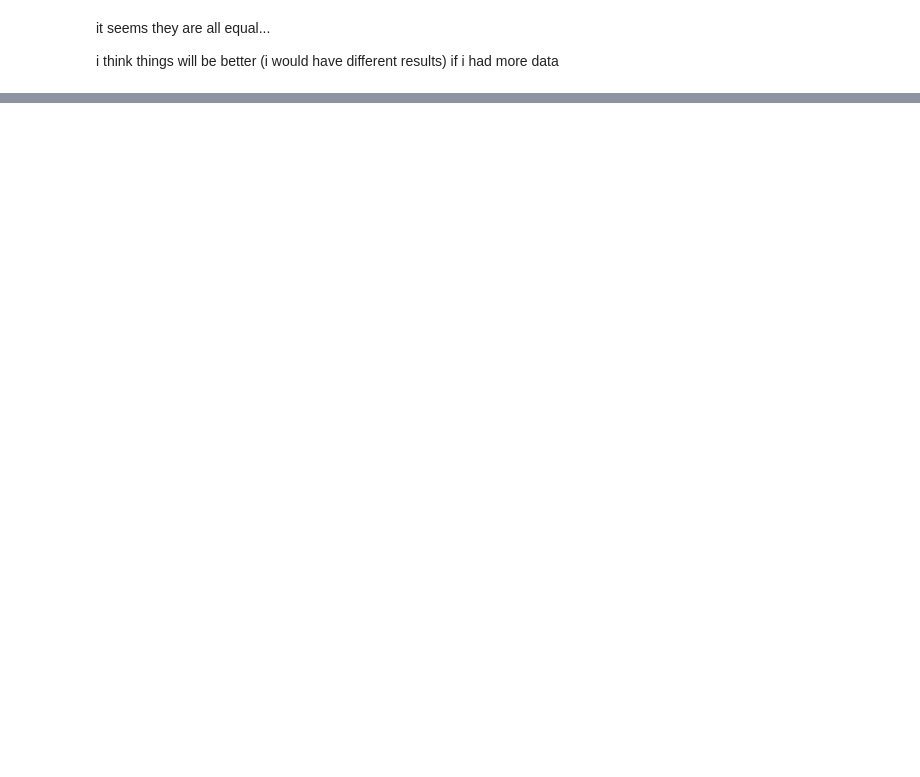
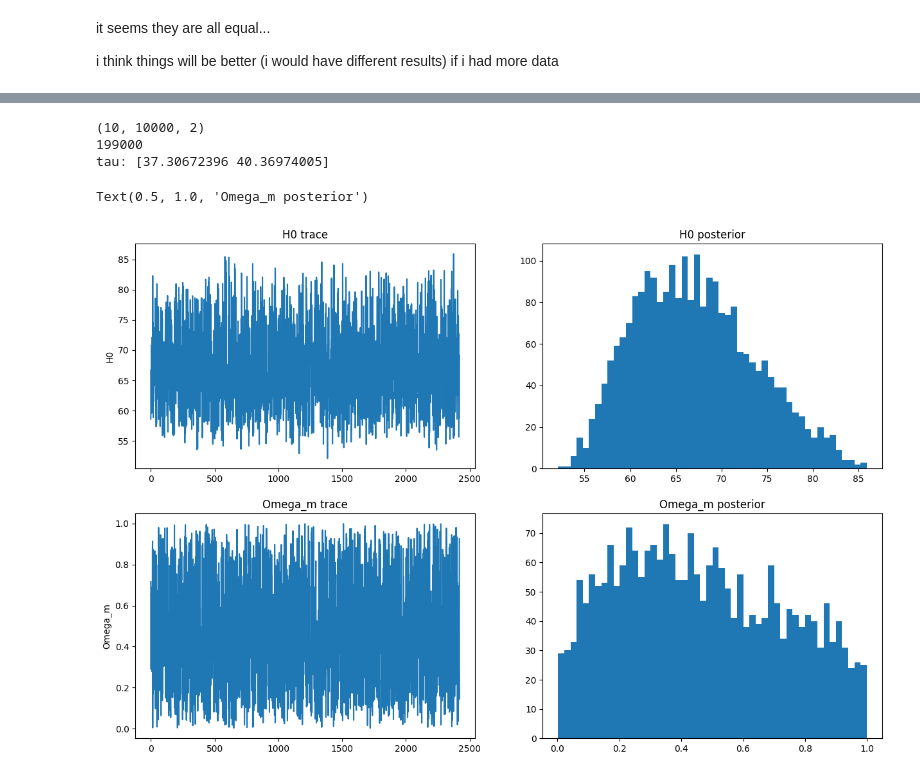
Before and after one commit to Matti-z/astrostatistics_bicocca_2026, a Jupyter notebook: working/seventeenth.ipynb, the cells around one changed output, grey strips where cells are left out. Cells and saved outputs as stored; diff of their text form; code cells hidden in the pictures; blank space fills up the shorter version.

```diff
--- a/working/seventeenth.ipynb
+++ b/working/seventeenth.ipynb
@@ -344,6 +382,16 @@ i think things will be better (i would have different results) if i had more dat
 # %%
 
+import scipy
+
+def integrand(z_prime, Omega_m, Omega_L):
+        return 1.0 / np.sqrt(Omega_m * (1.0 + z_prime)**3 + Omega_L)
 def cosmology_func(z, H_0, Omega_m):
-    #10pc ~ 3.086 * 10**17
-    log = np.log10(3/(3.086*10**9) * H_0 * (1 + z) )
-    return 5 * log#funct non finita!!!
+    Omega_L = 1 - Omega_m
+    c = 3 * 10**5 #km/s
+    if isinstance(z, (list, np.ndarray)):
+        integrals = np.array([scipy.integrate.quad(integrand, 0, zi, args=(Omega_m, Omega_L))[0] for zi in z])
+    else:
+        integrals = scipy.integrate.quad(integrand, 0, z, args=(Omega_m, Omega_L))[0]
+    log = np.log10(c * 1e5 / H_0 * (1 + z) * integrals)
+
+    return 5 * log
@@ -349,0 +454,32 @@ def cosmology_func(z, H_0, Omega_m):
+# %%
+
+burn = 50
+emcee_trace  = sampler.chain[:, burn:, :].reshape(-1, ndim)
+print(sampler.chain.shape) #chain structure: 10 walkers, 100000 steps, 4 variables
+print(len(emcee_trace.flatten()))
+tau = sampler.get_autocorr_time()
+print(f'tau: {tau}')
+thin = np.max([int(x + 1) for x in tau]) #il thinning deve avvenire con una sola autocorrelation lenght
+emcee_trace1 = sampler.get_chain(discard = burn, thin = thin, flat = True)
+H0 = emcee_trace1[:, 0]
+Omega_m = emcee_trace1[:, 1]
+# %% [output]
+(10, 10000, 2)
+199000
+tau: [37.30672396 40.36974005]
+# %%
+fig, ax = plt.subplots(figsize = (15, 10), ncols = 2, nrows = 2)
+ax[0, 0].plot(np.arange(len(H0)), H0)
+ax[0, 0].set_title("H0 trace")
+ax[0, 0].set_ylabel("H0")
+ax[0, 1].hist(H0, bins=50)
+ax[0, 1].set_title("H0 posterior")
+
+ax[1, 0].plot(np.arange(len(Omega_m)), Omega_m)
+ax[1, 0].set_title("Omega_m trace")
+ax[1, 0].set_ylabel("Omega_m")
+ax[1, 1].hist(Omega_m, bins=50)
+ax[1, 1].set_title("Omega_m posterior")
+# %% [output]
+Text(0.5, 1.0, 'Omega_m posterior')
+[figure, added]
```
Also changed, not shown: parts of 11 cells of this notebook.
